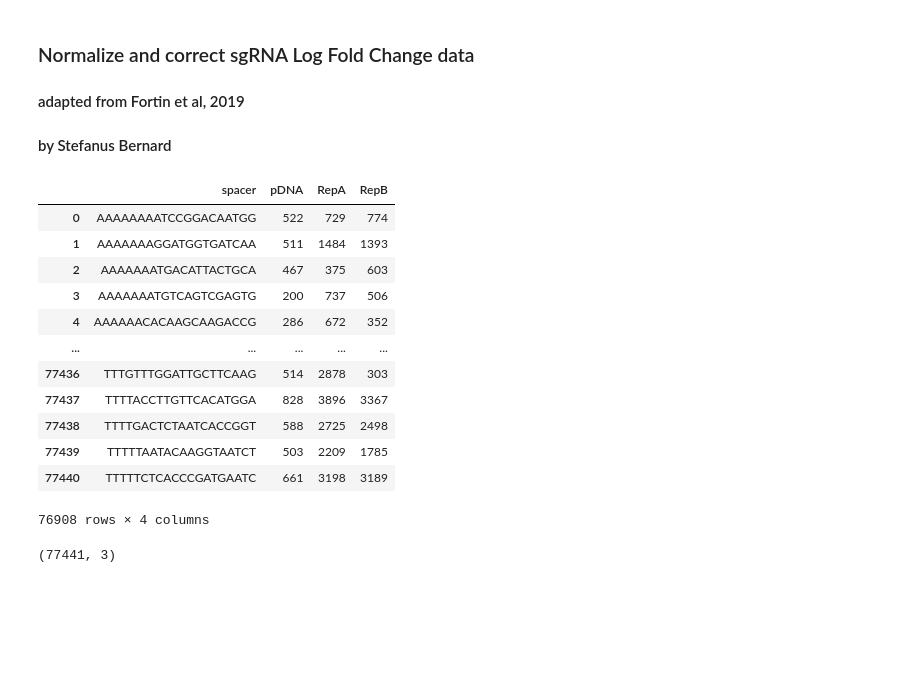
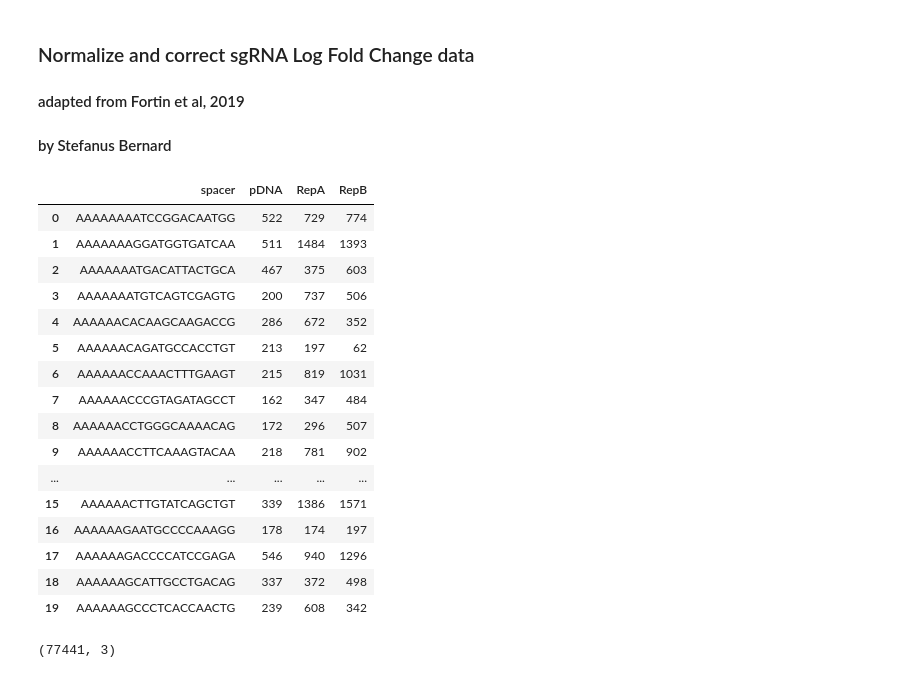
Before and after one commit to stefanusbernard/CRISPR-KO-library-survey, a Jupyter notebook: scripts/03_03_normalize_brunello_lfc.ipynb, the cells around one changed output. Cells and saved outputs as stored; diff of their text form; code cells hidden in the pictures; blank space fills up the shorter version.

```diff
--- a/scripts/03_03_normalize_brunello_lfc.ipynb
+++ b/scripts/03_03_normalize_brunello_lfc.ipynb
@@ -11,25 +11,29 @@ from _03_01_function_to_normalize_sgrna_lfc import *
 # %%
 read_count = pd.read_excel("../data/sgrna_lfc_data/brunello_data/brunello_A375_Sanson_2018.xlsx", sheet_name="A375_orig_tracr raw reads", skiprows = 2)
 read_count = read_count.rename(columns={'sgRNA Sequence':'spacer'})
 read_count
 
 # filtered out sgRNA with less than 30 reads in T0
 read_count = read_count[read_count['pDNA'] > 30]
-display(read_count)
+display(read_count.head(20))
 # %% [output]
 |  | spacer | pDNA | RepA | RepB |
 | 0 | AAAAAAAATCCGGACAATGG | 522 | 729 | 774 |
 | 1 | AAAAAAAGGATGGTGATCAA | 511 | 1484 | 1393 |
 | 2 | AAAAAAATGACATTACTGCA | 467 | 375 | 603 |
 | 3 | AAAAAAATGTCAGTCGAGTG | 200 | 737 | 506 |
 | 4 | AAAAAACACAAGCAAGACCG | 286 | 672 | 352 |
+| 5 | AAAAAACAGATGCCACCTGT | 213 | 197 | 62 |
+| 6 | AAAAAACCAAACTTTGAAGT | 215 | 819 | 1031 |
+| 7 | AAAAAACCCGTAGATAGCCT | 162 | 347 | 484 |
+| 8 | AAAAAACCTGGGCAAAACAG | 172 | 296 | 507 |
+| 9 | AAAAAACCTTCAAAGTACAA | 218 | 781 | 902 |
 | ... | ... | ... | ... | ... |
-| 77436 | TTTGTTTGGATTGCTTCAAG | 514 | 2878 | 303 |
-| 77437 | TTTTACCTTGTTCACATGGA | 828 | 3896 | 3367 |
-| 77438 | TTTTGACTCTAATCACCGGT | 588 | 2725 | 2498 |
-| 77439 | TTTTTAATACAAGGTAATCT | 503 | 2209 | 1785 |
-| 77440 | TTTTTCTCACCCGATGAATC | 661 | 3198 | 3189 |
+| 15 | AAAAAACTTGTATCAGCTGT | 339 | 1386 | 1571 |
+| 16 | AAAAAAGAATGCCCCAAAGG | 178 | 174 | 197 |
+| 17 | AAAAAAGACCCCATCCGAGA | 546 | 940 | 1296 |
+| 18 | AAAAAAGCATTGCCTGACAG | 337 | 372 | 498 |
+| 19 | AAAAAAGCCCTCACCAACTG | 239 | 608 | 342 |
-76908 rows × 4 columns
 # %%
 # import library data
 library_data = pd.read_csv("../data/library_data/broadgpp-brunello-library-contents.tsv", sep ="\t", header = None)
```
Also changed, not shown: 8 other files.
